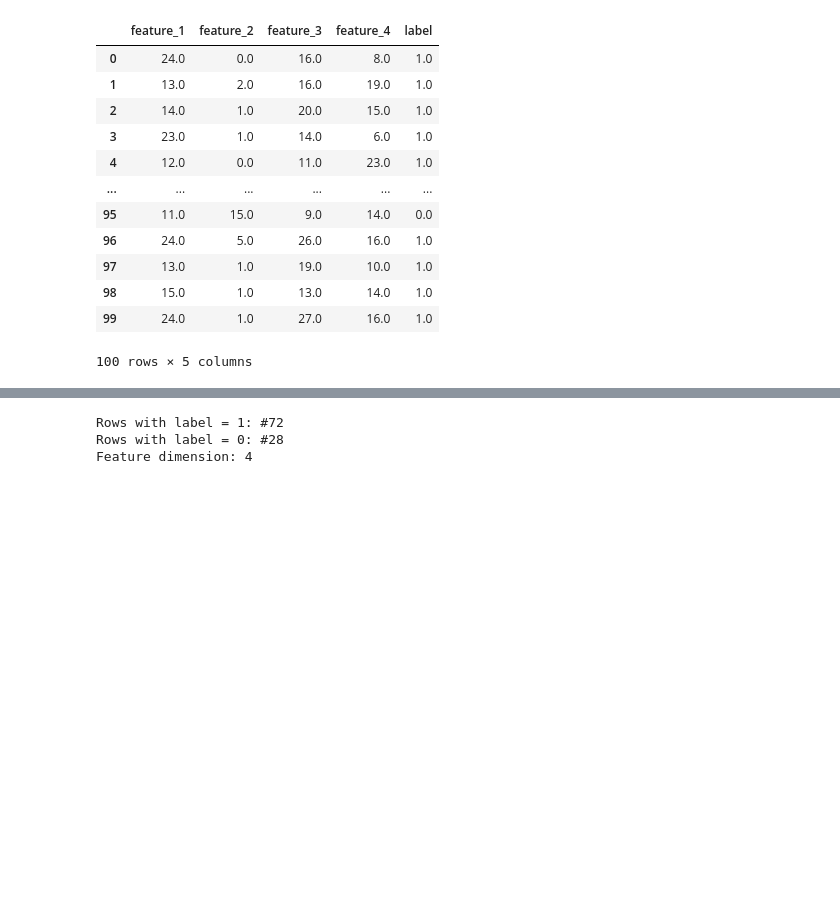
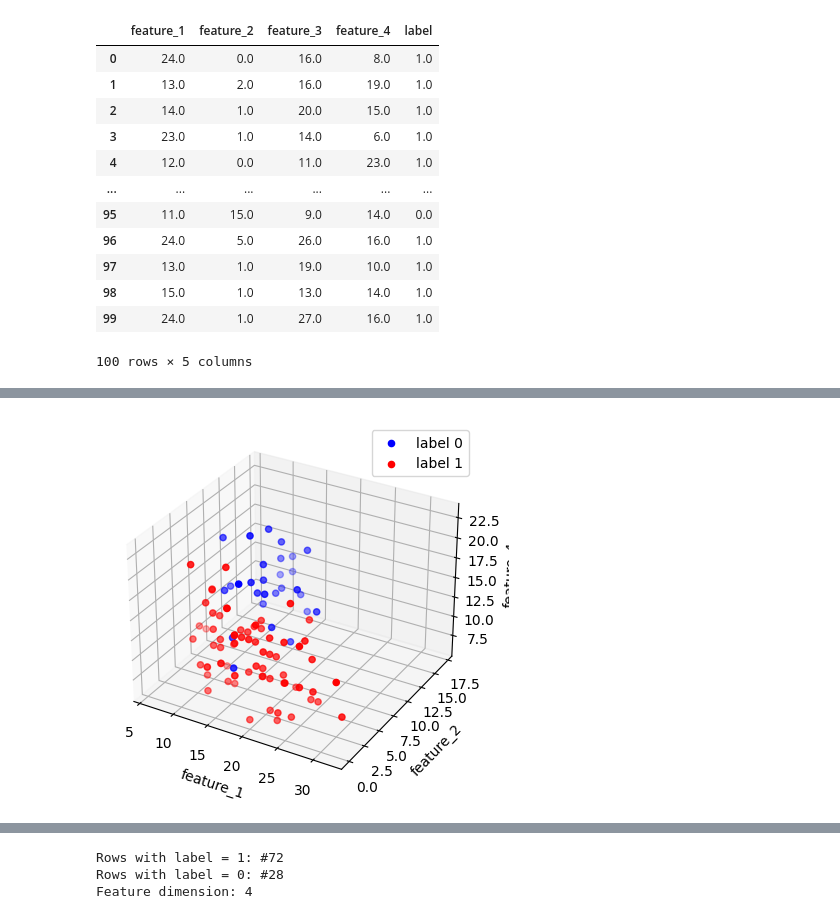
Before and after one commit to lukasbischof/qi-project, a Jupyter notebook: qnn_vlds_100.ipynb, the cells around one changed output, grey strips where cells are left out. Drawn from its saved outputs; the diff is of its cells as text; code cells hidden in the pictures; blank space fills up the shorter version.

```diff
--- a/qnn_vlds_100.ipynb
+++ b/qnn_vlds_100.ipynb
@@ -56,0 +77,12 @@ display(df)
+# %%
+fig = plt.figure()
+ax = fig.add_subplot(111, projection='3d')
+ax.scatter(df_0['feature_1'], df_0['feature_2'], df_0['feature_4'], c='blue', label='label 0')
+ax.scatter(df_1['feature_1'], df_1['feature_2'], df_1['feature_4'], c='red', label='label 1')
+ax.set_xlabel('feature_1')
+ax.set_ylabel('feature_2')
+ax.set_zlabel('feature_4')
+plt.legend()
+plt.show()
+# %% [output]
+[figure, added]
```
Also changed, not shown: parts of 4 cells of this notebook, 9 other files.
